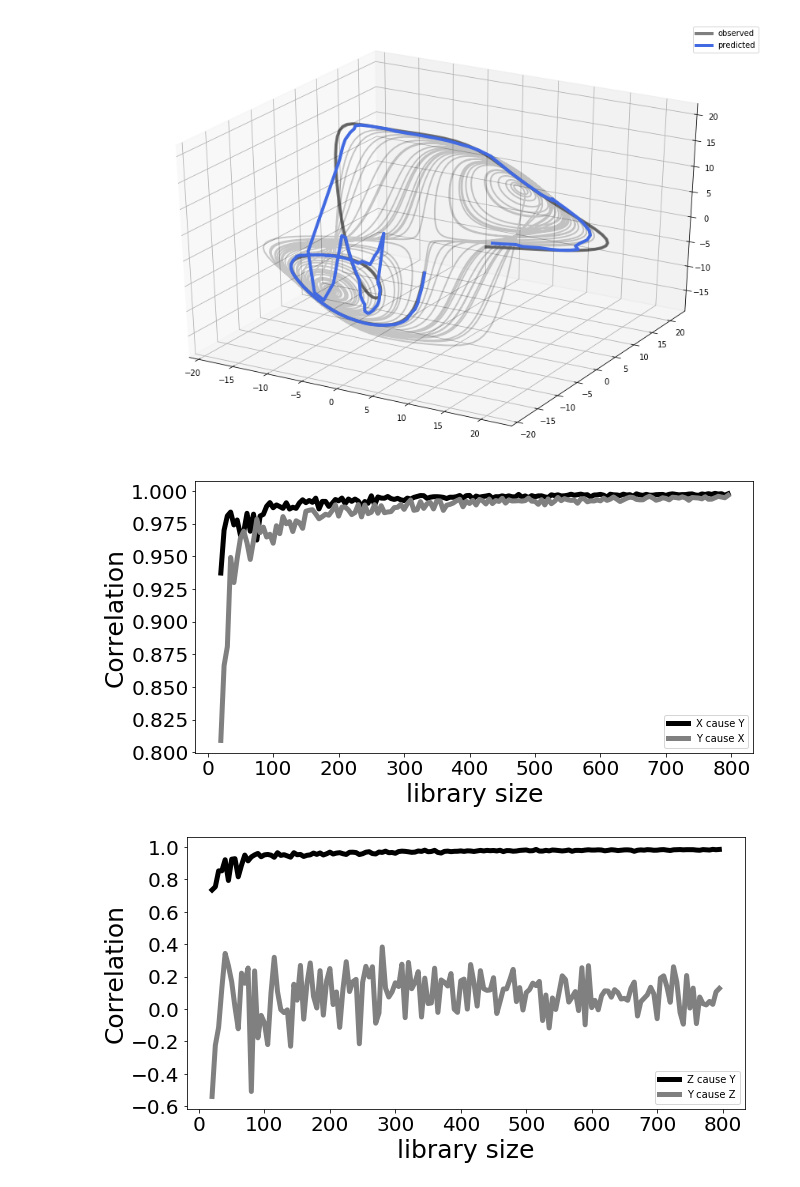
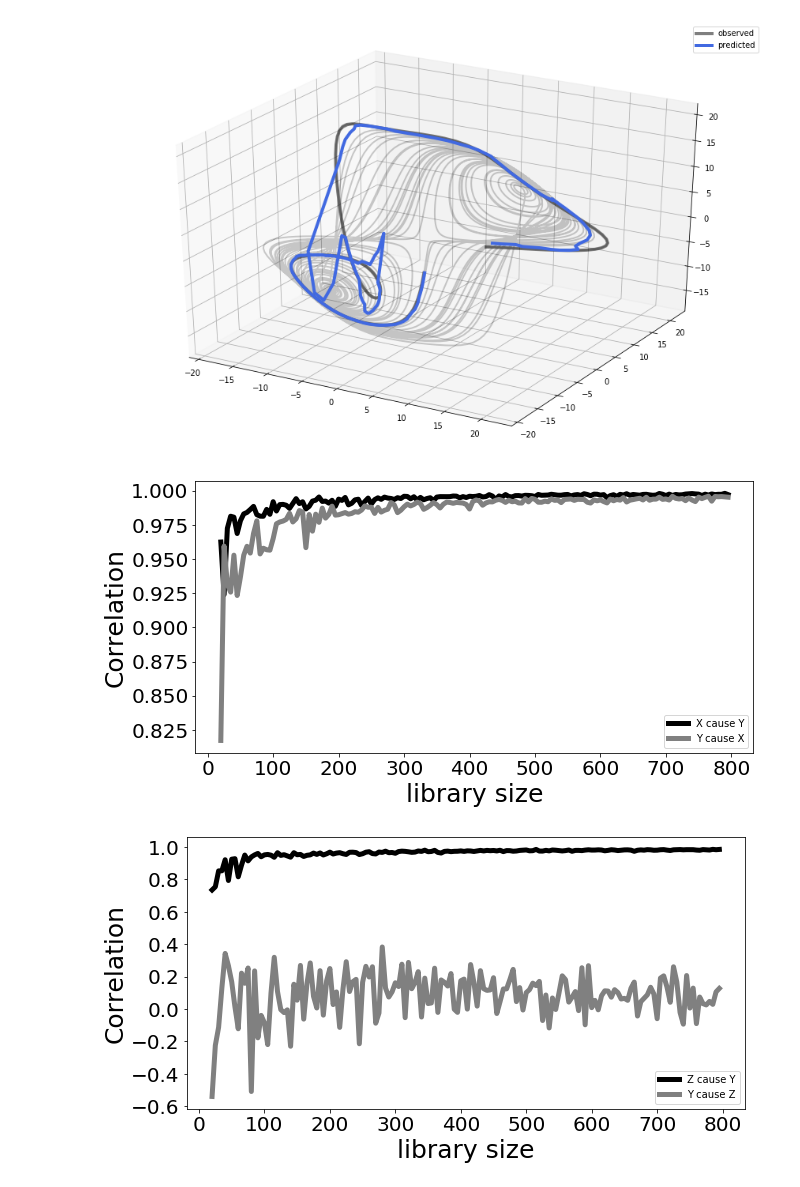
Before and after one commit to dafishcode/empirical_dynamic_modelling, a Jupyter notebook: CCM_run.ipynb, the cells around one changed output. Saved outputs shown, nothing was run; the diff lists cells and outputs as text; code cells hidden in the pictures.

```diff
--- a/CCM_run.ipynb
+++ b/CCM_run.ipynb
@@ -528,36 +485,36 @@ ax.legend()
 #CONVERGENT cross mapping
 # CCM is performed over a range of library sizes to check for convergence - the property that if the
 # supposed causative variable actually causes the supposed effected variable the correlation between
 # CCM predictions and observed manifold values should increase as more points are added.
 
 l_range = np.arange(20, 800, 5) #library size range
 
 # X cause Y
 #========================================
 cause = {'data': xs, 'E': 3, 'tau': 15} #variable being tested as causative factor - ie pred manifold
 effect = {'data': ys, 'E': 3, 'tau': 15} #variable being tested as the effected variables - ie lib manifold
-X_Y, _, _ = efn.CCM(l_range, cause, effect) #Run CCM over library range
+X_Y, _, _ = efn.CCM_range(l_range, cause, effect) #Run CCM over library range
 
 
 # Y cause X
 #========================================
 cause = {'data': ys, 'E': 3, 'tau': 15} #variable being tested as causative factor - ie pred manifold
 effect = {'data': xs, 'E': 3, 'tau': 15} #variable being tested as the effected variables - ie lib manifold
-Y_X, _, _ = efn.CCM(l_range, cause, effect) #Run CCM over library range
+Y_X, _, _ = efn.CCM_range(l_range, cause, effect) #Run CCM over library range
 
 
 fig = plt.figure(figsize = (10,5))
 plt.plot(l_range,X_Y, c = 'k', lw = 5, label = 'X cause Y')
 plt.plot(l_range,Y_X, c = 'grey', lw = 5, label = 'Y cause X')
 
 plt.ylabel("Correlation", size = 25)
 plt.xlabel("library size", size = 25)
 plt.xticks(fontsize = 20)
 plt.yticks(fontsize = 20)
 plt.legend()
 plt.show()
 # %% [output]
-[figure, old version]
+[figure, new version]
 # %%
 #CONVERGENT cross mapping
 # CCM is performed over a range of library sizes to check for convergence - the property that if the
```
Also changed, not shown: parts of 5 cells of this notebook, 2 other files.
